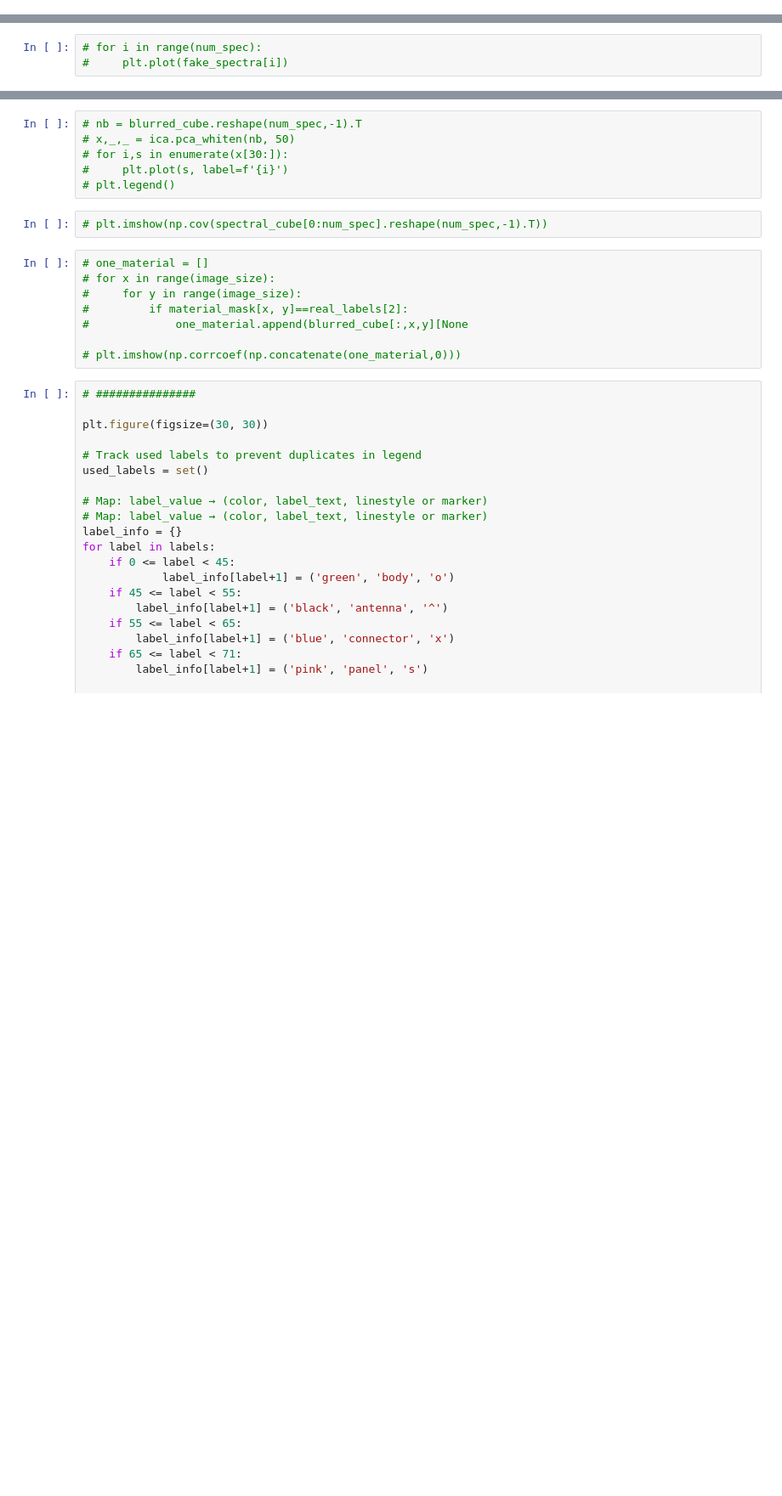
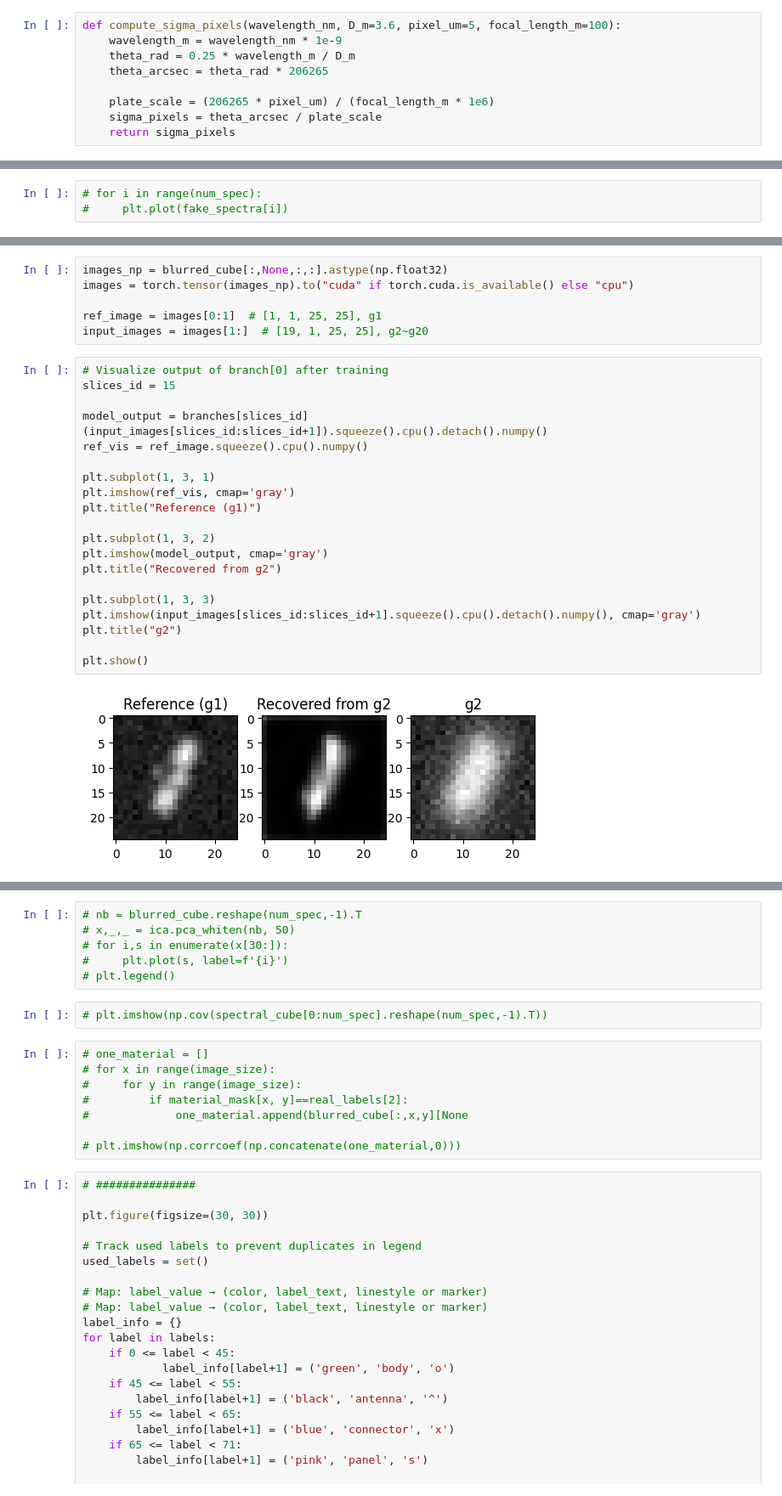
Before and after one commit to yaorong368/HSI_reconstruct, a Jupyter notebook: notebook/modeling.ipynb, the cells around one changed output, grey strips where cells are left out. Shown at 85% size. Cells and saved outputs as stored; diff of their text form; blank space fills up the shorter version.

```diff
--- a/notebook/modeling.ipynb
+++ b/notebook/modeling.ipynb
@@ -74 +96,10 @@ def make_satellite_with_ids(color_list, color_to_material):
+# %%
+def compute_sigma_pixels(wavelength_nm, D_m=3.6, pixel_um=5, focal_length_m=100):
+    wavelength_m = wavelength_nm * 1e-9
+    theta_rad = 0.25 * wavelength_m / D_m
+    theta_arcsec = theta_rad * 206265
+
+    plate_scale = (206265 * pixel_um) / (focal_length_m * 1e6)
+    sigma_pixels = theta_arcsec / plate_scale
+    return sigma_pixels
 # %%
@@ -162,0 +281,28 @@ plt.colorbar()
+# %%
+images_np = blurred_cube[:,None,:,:].astype(np.float32)
+images = torch.tensor(images_np).to("cuda" if torch.cuda.is_available() else "cpu")
+
+ref_image = images[0:1]  # [1, 1, 25, 25], g1
+input_images = images[1:]  # [19, 1, 25, 25], g2~g20
+# %%
+# Visualize output of branch[0] after training
+slices_id = 15
+
+model_output = branches[slices_id](input_images[slices_id:slices_id+1]).squeeze().cpu().detach().numpy()
+ref_vis = ref_image.squeeze().cpu().numpy()
+
+plt.subplot(1, 3, 1)
+plt.imshow(ref_vis, cmap='gray')
+plt.title("Reference (g1)")
+
+plt.subplot(1, 3, 2)
+plt.imshow(model_output, cmap='gray')
+plt.title("Recovered from g2")
+
+plt.subplot(1, 3, 3)
+plt.imshow(input_images[slices_id:slices_id+1].squeeze().cpu().detach().numpy(), cmap='gray')
+plt.title("g2")
+
+plt.show()
+# %% [output]
+[figure, added]
```
Also changed, not shown: parts of 17 cells of this notebook.
